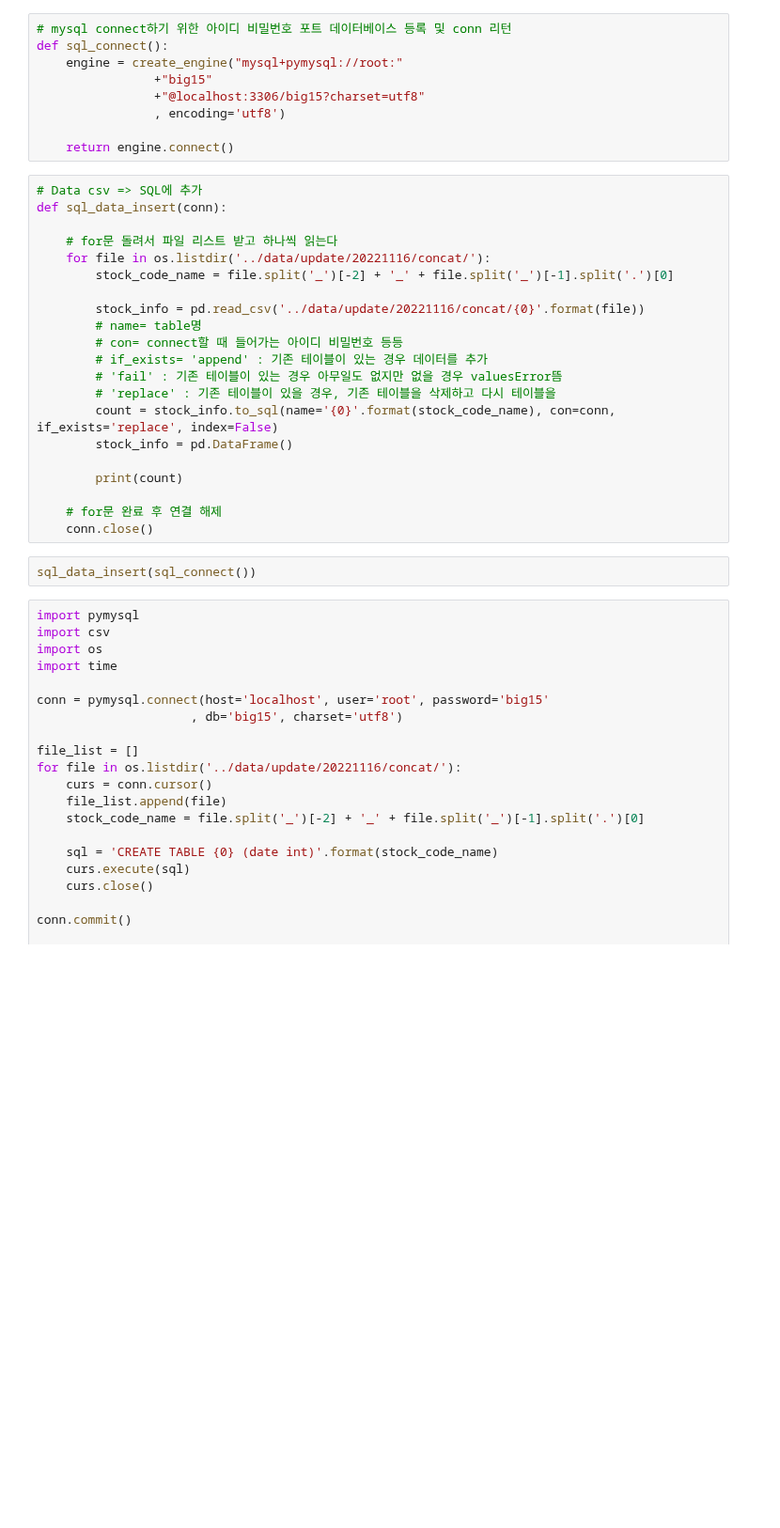
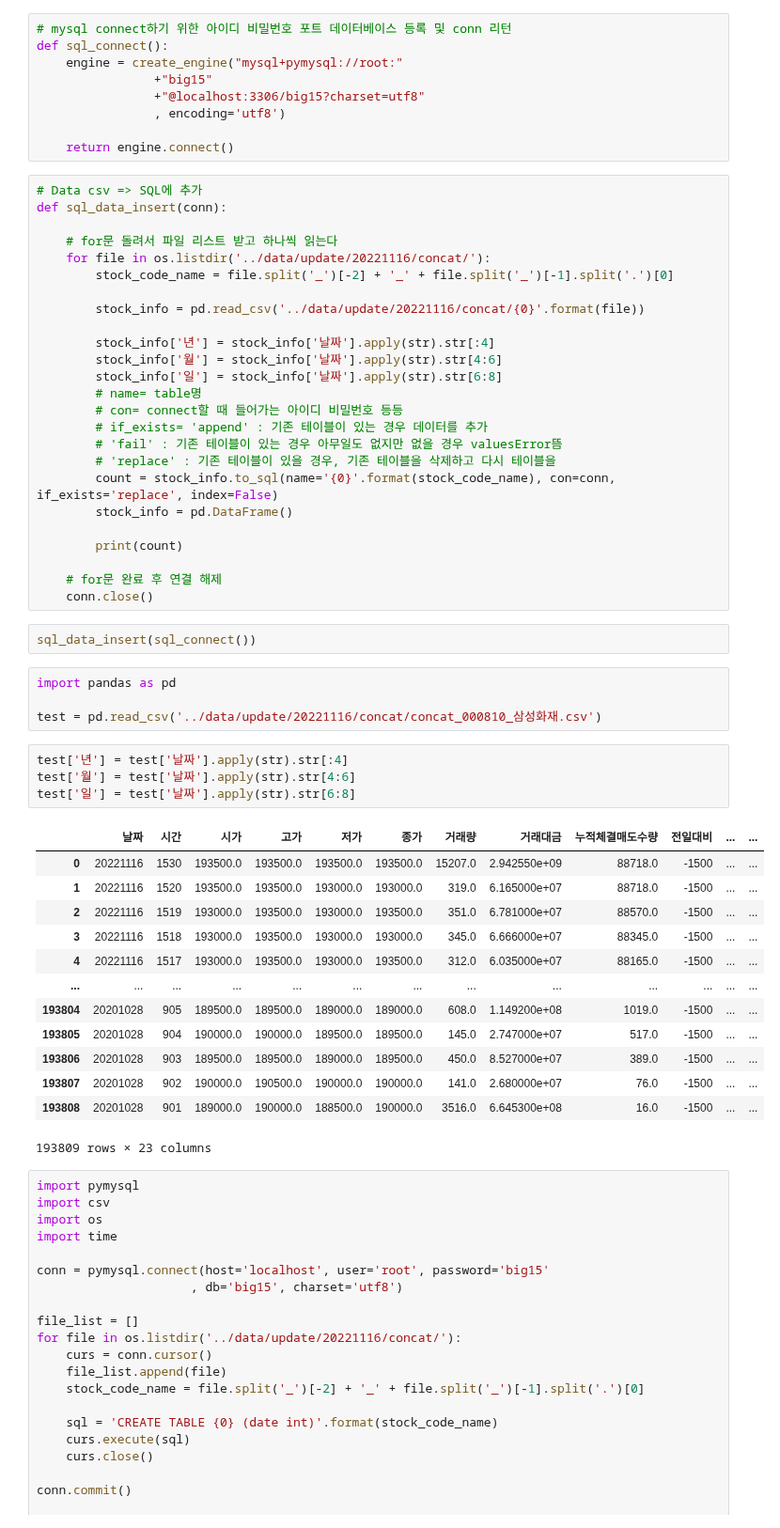
Before and after one commit to hwanghyeonjun98/trading, a Jupyter notebook: dbconnect.ipynb, the cells around one changed output. Shown at 94% size. Cells and saved outputs as stored; diff of their text form; blank space fills up the shorter version.

```diff
--- a/dbconnect.ipynb
+++ b/dbconnect.ipynb
@@ -23,6 +23,10 @@ def sql_data_insert(conn):
         stock_code_name = file.split('_')[-2] + '_' + file.split('_')[-1].split('.')[0]
 
         stock_info = pd.read_csv('../data/update/20221116/concat/{0}'.format(file))
+
+        stock_info['년'] = stock_info['날짜'].apply(str).str[:4]
+        stock_info['월'] = stock_info['날짜'].apply(str).str[4:6]
+        stock_info['일'] = stock_info['날짜'].apply(str).str[6:8]
         # name= table명
         # con= connect할 때 들어가는 아이디 비밀번호 등등
         # if_exists= 'append' : 기존 테이블이 있는 경우 데이터를 추가
@@ -37,6 +41,28 @@ def sql_data_insert(conn):
     conn.close()
 # %%
 sql_data_insert(sql_connect())
+# %%
+import pandas as pd
+
+test = pd.read_csv('../data/update/20221116/concat/concat_000810_삼성화재.csv')
+# %%
+test['년'] = test['날짜'].apply(str).str[:4]
+test['월'] = test['날짜'].apply(str).str[4:6]
+test['일'] = test['날짜'].apply(str).str[6:8]
+# %% [output]
+|  | 날짜 | 시간 | 시가 | 고가 | 저가 | 종가 | 거래량 | 거래대금 | 누적체결매도수량 | 전일대비 | ... | ... |
+| 0 | 20221116 | 1530 | 193500.0 | 193500.0 | 193500.0 | 193500.0 | 15207.0 | 2.942550e+09 | 88718.0 | -1500 | ... | ... |
+| 1 | 20221116 | 1520 | 193500.0 | 193500.0 | 193000.0 | 193000.0 | 319.0 | 6.165000e+07 | 88718.0 | -1500 | ... | ... |
+| 2 | 20221116 | 1519 | 193000.0 | 193500.0 | 193000.0 | 193500.0 | 351.0 | 6.781000e+07 | 88570.0 | -1500 | ... | ... |
+| 3 | 20221116 | 1518 | 193000.0 | 193500.0 | 193000.0 | 193000.0 | 345.0 | 6.666000e+07 | 88345.0 | -1500 | ... | ... |
+| 4 | 20221116 | 1517 | 193000.0 | 193500.0 | 193000.0 | 193500.0 | 312.0 | 6.035000e+07 | 88165.0 | -1500 | ... | ... |
+| ... | ... | ... | ... | ... | ... | ... | ... | ... | ... | ... | ... | ... |
+| 193804 | 20201028 | 905 | 189500.0 | 189500.0 | 189000.0 | 189000.0 | 608.0 | 1.149200e+08 | 1019.0 | -1500 | ... | ... |
+| 193805 | 20201028 | 904 | 190000.0 | 190000.0 | 189500.0 | 189500.0 | 145.0 | 2.747000e+07 | 517.0 | -1500 | ... | ... |
+| 193806 | 20201028 | 903 | 189500.0 | 189500.0 | 189000.0 | 189500.0 | 450.0 | 8.527000e+07 | 389.0 | -1500 | ... | ... |
+| 193807 | 20201028 | 902 | 190000.0 | 190500.0 | 190000.0 | 190000.0 | 141.0 | 2.680000e+07 | 76.0 | -1500 | ... | ... |
+| 193808 | 20201028 | 901 | 189000.0 | 190000.0 | 188500.0 | 190000.0 | 3516.0 | 6.645300e+08 | 16.0 | -1500 | ... | ... |
+193809 rows × 23 columns
 # %%
 import pymysql
 import csv
```
